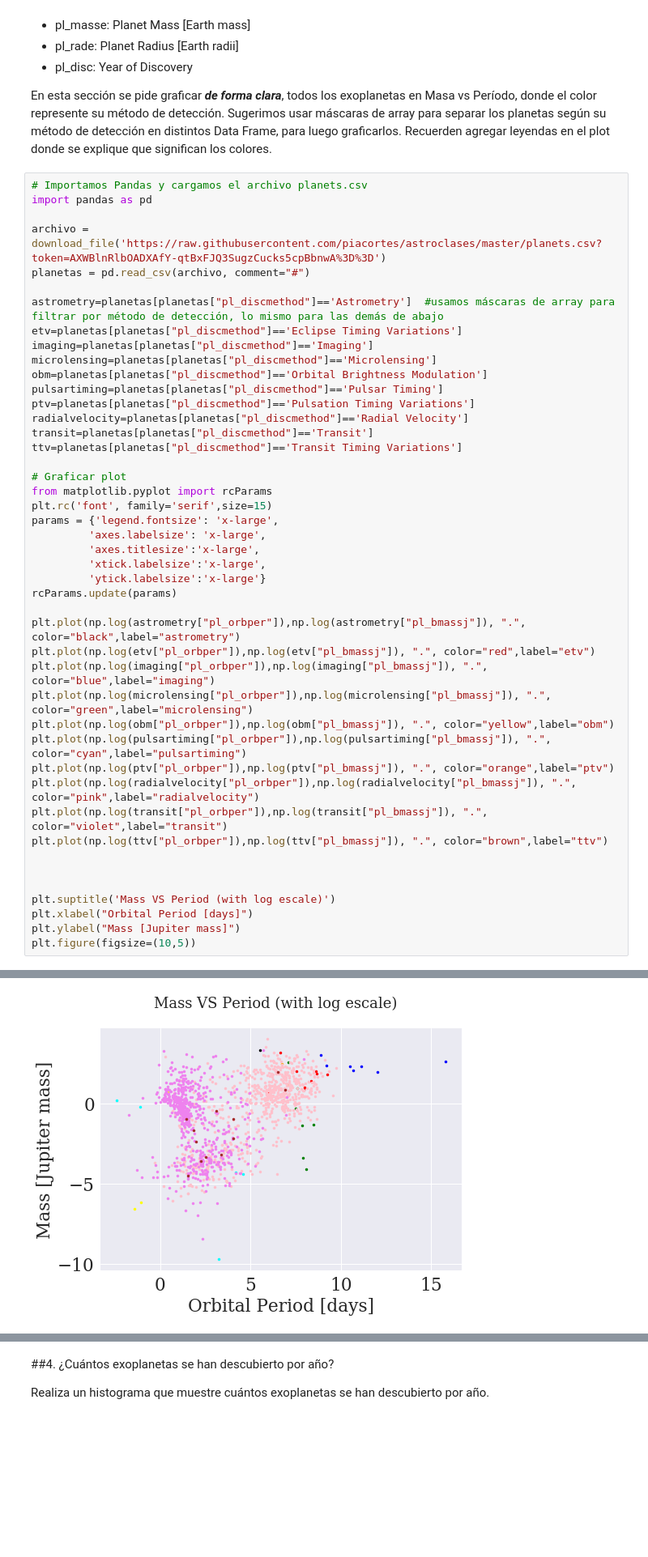
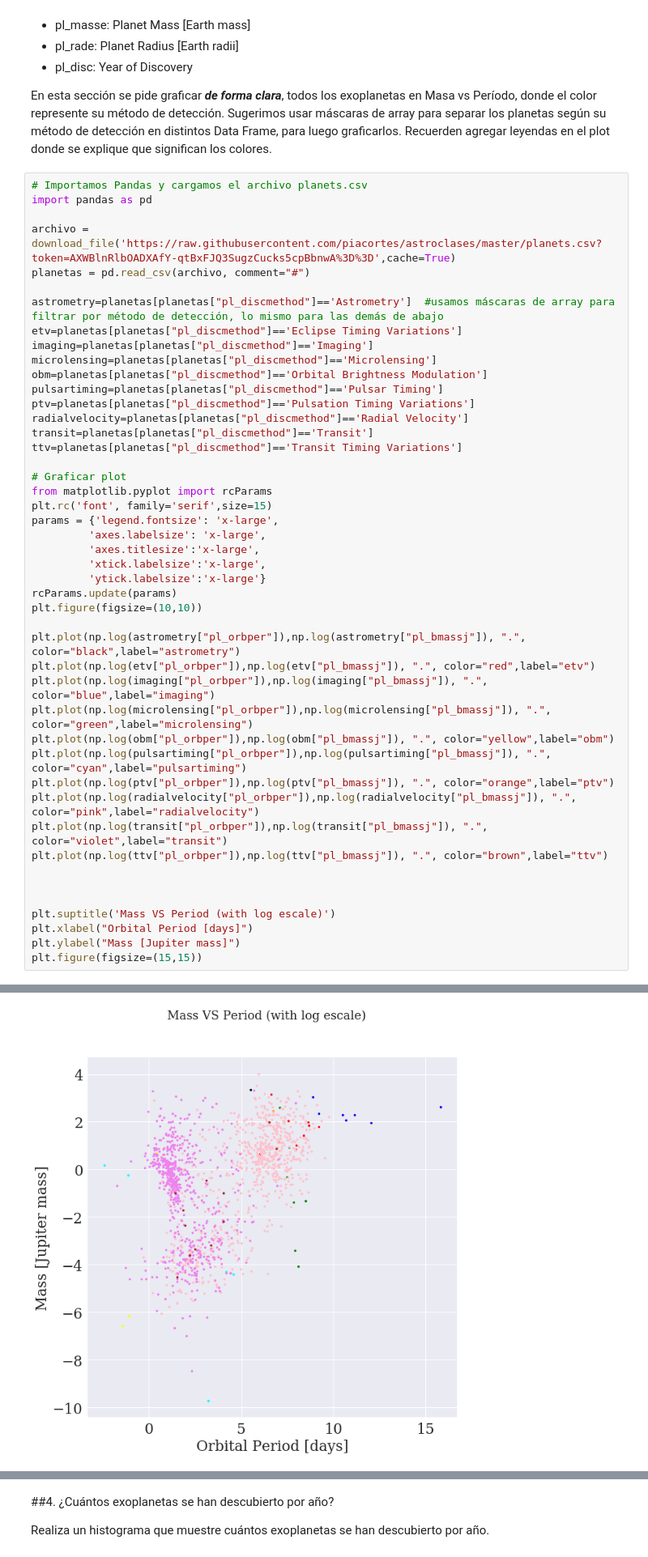
Before and after one commit to Antonego64/minitarea3, a Jupyter notebook: minitarea3.ipynb, the cells around one changed output, grey strips where cells are left out. Shown at 81% size. Saved outputs shown, nothing was run; the diff lists cells and outputs as text; blank space fills up the shorter version.

```diff
--- a/minitarea3.ipynb
+++ b/minitarea3.ipynb
@@ -197,7 +197,7 @@ En esta sección se pide graficar ***de forma clara***, todos los exoplanetas en
 # Importamos Pandas y cargamos el archivo planets.csv
 import pandas as pd
 
-archivo = download_file('https://raw.githubusercontent.com/piacortes/astroclases/master/planets.csv?token=AXWBlnRlbOADXAfY-qtBxFJQ3SugzCucks5cpBbnwA%3D%3D')
+archivo = download_file('https://raw.githubusercontent.com/piacortes/astroclases/master/planets.csv?token=AXWBlnRlbOADXAfY-qtBxFJQ3SugzCucks5cpBbnwA%3D%3D',cache=True)
 planetas = pd.read_csv(archivo, comment="#")
 
 astrometry=planetas[planetas["pl_discmethod"]=='Astrometry']  #usamos máscaras de array para filtrar por método de detección, lo mismo para las demás de abajo
@@ -220,6 +220,7 @@ params = {'legend.fontsize': 'x-large',
          'xtick.labelsize':'x-large',
          'ytick.labelsize':'x-large'}
 rcParams.update(params)
+plt.figure(figsize=(10,10))
 
 plt.plot(np.log(astrometry["pl_orbper"]),np.log(astrometry["pl_bmassj"]), ".", color="black",label="astrometry")
 plt.plot(np.log(etv["pl_orbper"]),np.log(etv["pl_bmassj"]), ".", color="red",label="etv")
@@ -237,6 +238,6 @@ plt.plot(np.log(ttv["pl_orbper"]),np.log(ttv["pl_bmassj"]), ".", color="brown",l
 plt.suptitle('Mass VS Period (with log escale)')
 plt.xlabel("Orbital Period [days]")
 plt.ylabel("Mass [Jupiter mass]")
-plt.figure(figsize=(10,5))
+plt.figure(figsize=(15,15))
 # %% [output]
 Downloading https://raw.githubusercontent.com/piacortes/astroclases/master/planets.csv?token=AXWBlnRlbOADXAfY-qtBxFJQ3SugzCucks5cpBbnwA%3D%3D [Done]
@@ -244 +245 @@ Downloading https://raw.githubusercontent.com/piacortes/astroclases/master/plane
-[figure, old version]
+[figure, new version]
```
Also changed, not shown: parts of 5 cells of this notebook.
